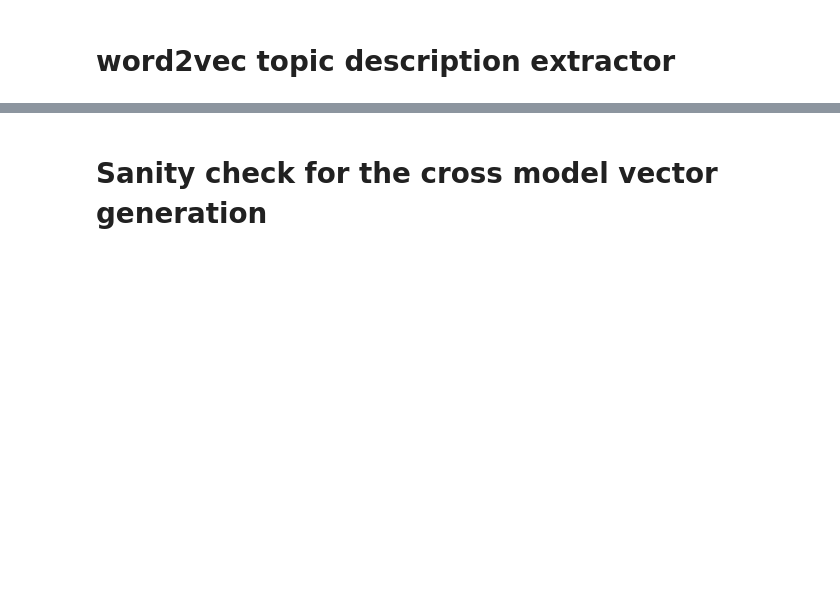
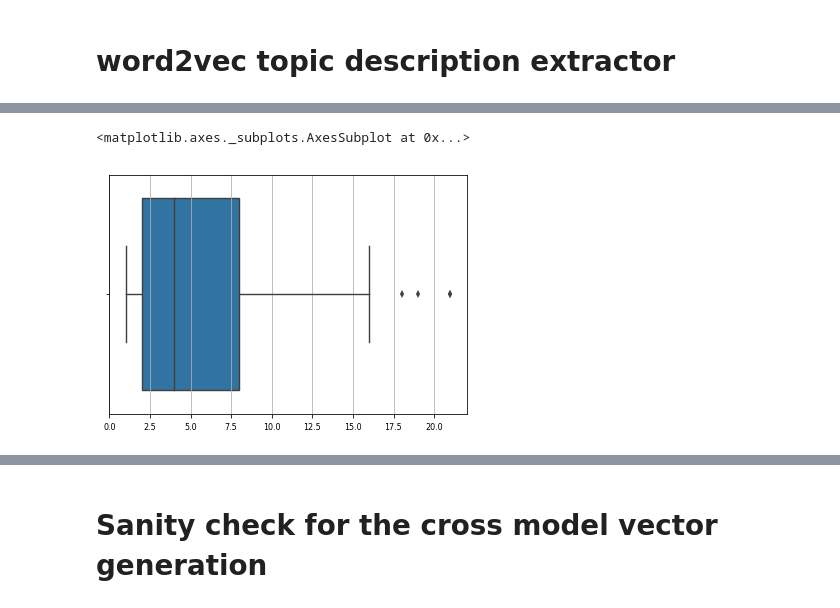
Before and after one commit to cherry-1024/pvtm-core, a Jupyter notebook: corpus_comparer.ipynb, the cells around one changed output, grey strips where cells are left out. Saved outputs shown, nothing was run; the diff lists cells and outputs as text; code cells hidden in the pictures; blank space fills up the shorter version.

```diff
--- a/corpus_comparer.ipynb
+++ b/corpus_comparer.ipynb
@@ -397,0 +452,6 @@ pd.set_option('display.max_colwidth', 50)
+# %%
+docs_per_year1 = pd.DataFrame(data1.groupby(['gmm_top_topic','year']).title.count()).unstack()
+sns.boxplot(docs_per_year1.T)
+# %% [output]
+<matplotlib.axes._subplots.AxesSubplot at 0x...>
+[figure, added]
```
Also changed, not shown: parts of 31 cells of this notebook.
